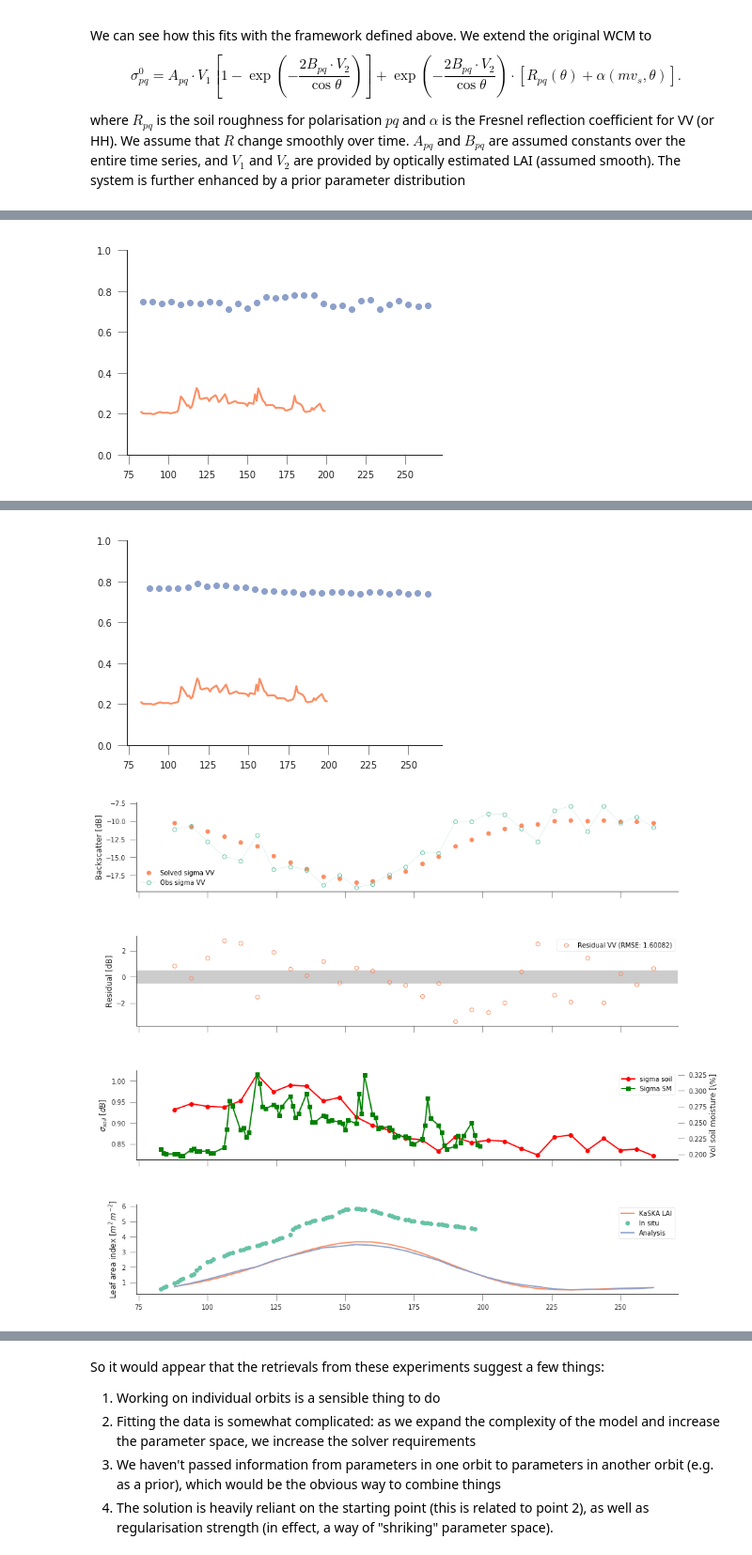
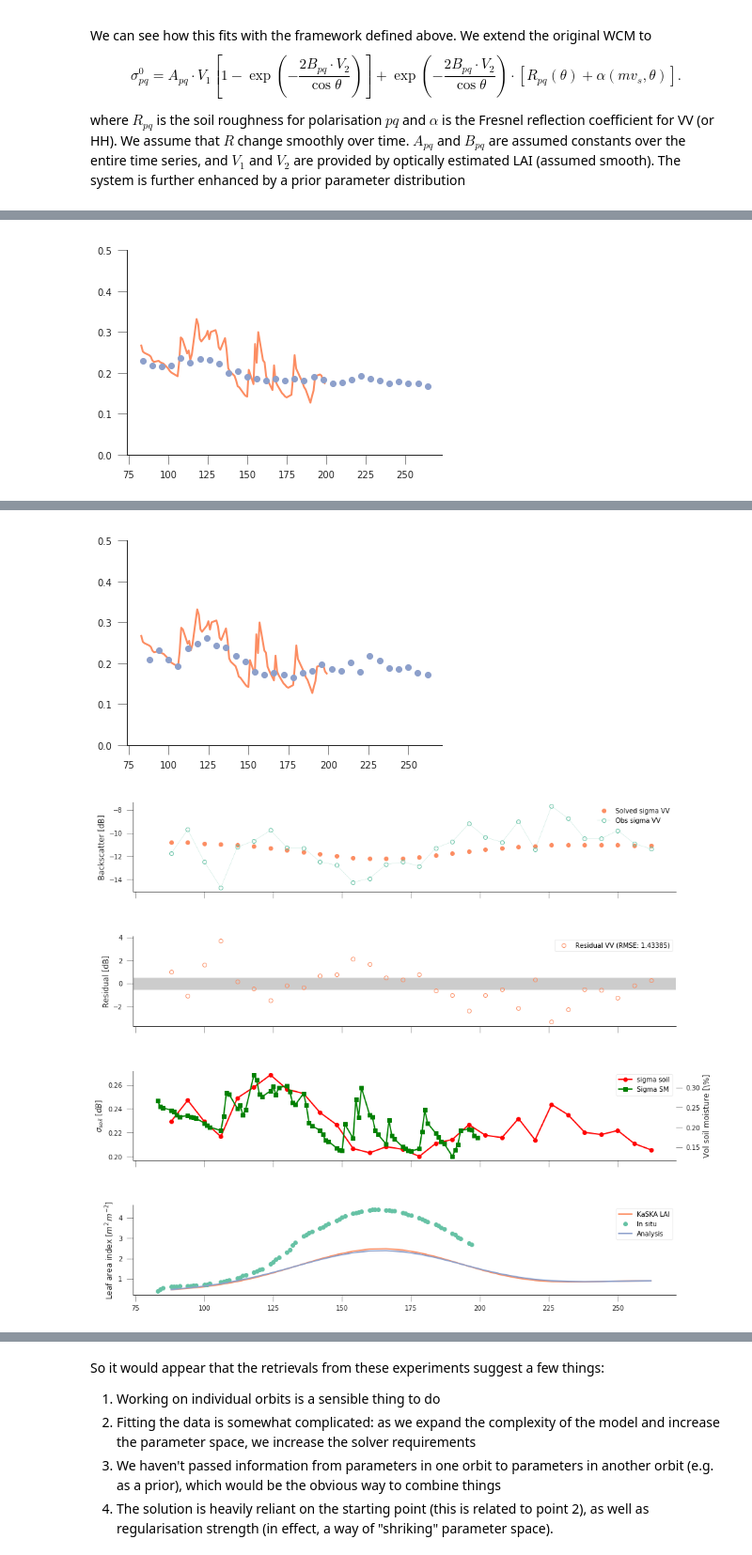
Before and after one commit to jgomezdans/sar_homework, a Jupyter notebook: S1_S2_retrievals_experiments.ipynb, the cells around one changed output, grey strips where cells are left out. Shown at 94% size. Saved outputs shown, nothing was run; the diff lists cells and outputs as text; code cells hidden in the pictures.

```diff
--- a/S1_S2_retrievals_experiments.ipynb
+++ b/S1_S2_retrievals_experiments.ipynb
@@ -583,7 +585,7 @@ for orbit_no, orbit_data in prepare_field_data(
 
     sm_mean = np.nanmean([df[f"SM_{field:s}"][passer] for field in fields], axis=0)
     sm_mean = gaussian_filter1d(sm_mean, 3)
-    alpha_mean = fresnel(mv2eps(1.36, 20.9, 94.5, sm_mean), theta.mean())
+    alpha_mean = fresnel(mv2eps(1.99, 38.9, 11.5, sm_mean), theta.mean())
     #sm_std = 5.*np.nanstd([df[f"SM_{field:s}"][passer]
     #                        for field in fields], axis=0)
     #sm_std[sm_std == 0] = 0.2
@@ -601,10 +603,10 @@ for orbit_no, orbit_data in prepare_field_data(
 
     #plt.plot(doy, retval.x[6:(6+len(svv))], 'o')
     alpha = retval.x[6:(6+len(svv))]
-    sols = quad_approx_solver(1.36, 80, 45.,theta, alpha)
+    sols = quad_approx_solver(1.99, 38.9, 11.5,theta, alpha)
 
     plt.plot(df["doy_301"], df["SM_301"])
     plt.plot(doy, [s[0] for s in sols], 'o')
     plt.plot(doy, [s[1] for s in sols], 'o')
-    plt.ylim(0,1)
+    plt.ylim(0,0.5)
 # %% [output]
@@ -623,7 +690,7 @@ Final cost 423.884
 # %%
 from SAR_retrieval_machinery import *
 
-field = "508"
+field = "542"
 for orbit_no, orbit_data in prepare_field_data(
                             field, df, df_s2, ignore_orbits=False).items():
     doy, passer, n_obs, svv, svh, theta, s2_lai, s2_cab, s2_cbrown = orbit_data
@@ -631,7 +698,7 @@ for orbit_no, orbit_data in prepare_field_data(
 
     sm_mean = np.nanmean([df[f"SM_{field:s}"][passer] for field in fields], axis=0)
     sm_mean = gaussian_filter1d(sm_mean, 3)
-    alpha_mean = fresnel(mv2eps(1.36, 20.9, 94.5, sm_mean), theta.mean())
+    alpha_mean = fresnel(mv2eps(1.99, 38.9, 11.5, sm_mean), theta.mean())
     #sm_std = 5.*np.nanstd([df[f"SM_{field:s}"][passer]
     #                        for field in fields], axis=0)
     #sm_std[sm_std == 0] = 0.2
@@ -642,18 +709,18 @@ for orbit_no, orbit_data in prepare_field_data(
 
 
     prior_mean = np.concatenate([[0,]*6, alpha_mean, np.zeros_like(sm_mean), s2_lai])
-    prior_sd = np.concatenate([[10., ]*6, alpha_std, [0.1,]*n_obs, [0.1, ]*n_obs])
-    gamma = (100, 250)
+    prior_sd = np.concatenate([[10., ]*6, alpha_std, [0.1,]*n_obs, [0.05, ]*n_obs])
+    gamma = (10000, 500)
     retval, residuals = invert_field_(svv, svh, theta, prior_mean, prior_sd, gamma, s2_lai)
     plt.figure()
 
     #plt.plot(doy, retval.x[6:(6+len(svv))], 'o')
     alpha = retval.x[6:(6+len(svv))]
-    sols = quad_approx_solver(1.36, 80, 45.,theta, alpha)
+    sols = quad_approx_solver(1.99, 38.9, 11.5,theta, alpha)
 
     plt.plot(df[f"doy_{field:s}"], df[f"SM_{field:s}"])
     plt.plot(doy, [s[0] for s in sols], 'o')
     plt.plot(doy, [s[1] for s in sols], 'o')
-    plt.ylim(0,1)
+    plt.ylim(0,0.5)
     do_plots_(field, retval, svv, svh, theta, doy, df, s2_lai)
 # %% [output]
@@ -672 +739 @@ Final cost 478.44
-[figure, old version]
+[figure, new version]
@@ -674,2 +741,2 @@ Final cost 478.44
-[figure, old version]
+[figure, new version]
-[figure, old version]
+[figure, new version]
```
Also changed, not shown: parts of 5 cells of this notebook.
